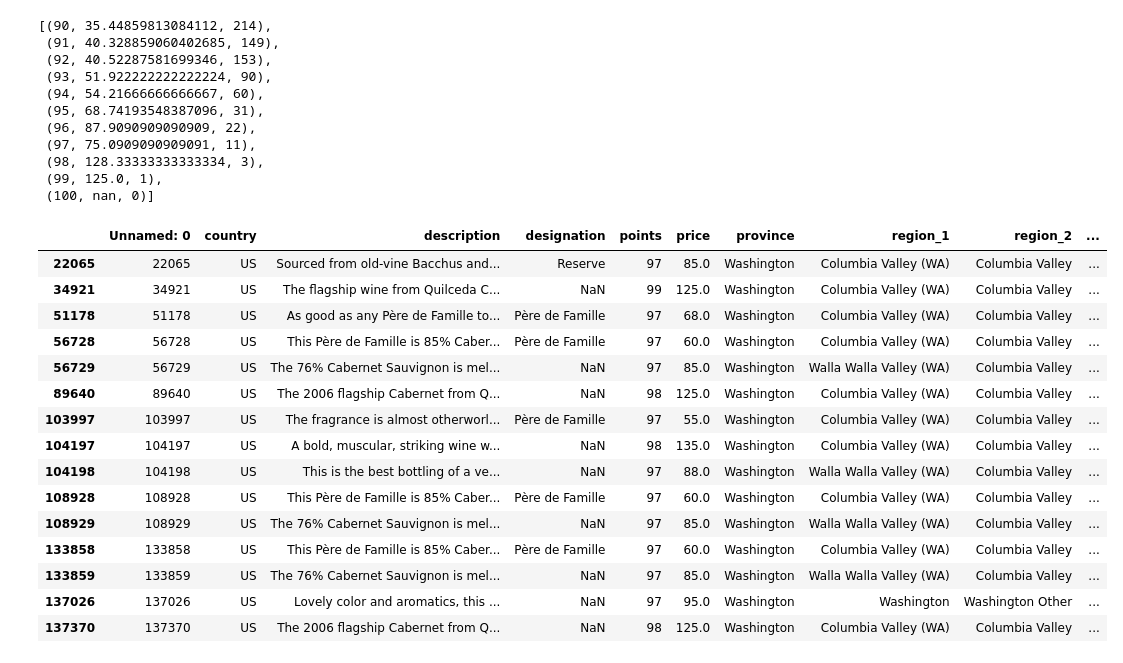
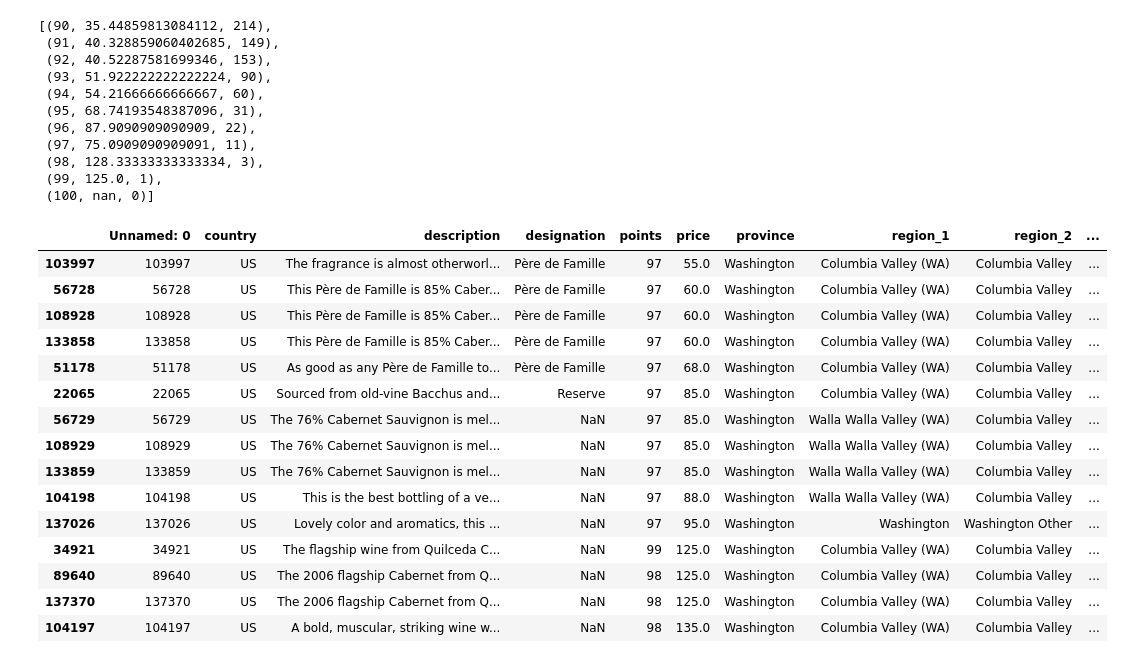
Before and after one commit to schoentr/wine, a Jupyter notebook: Wine-review-0.9.ipynb, the cells around one changed output. Drawn from its saved outputs; the diff is of its cells as text; code cells hidden in the pictures.

```diff
--- a/Wine-review-0.9.ipynb
+++ b/Wine-review-0.9.ipynb
@@ -126,22 +127,23 @@ wash_cab_above_90_avg
  (99, 125.0, 1),
  (100, nan, 0)]
 # %%
-wash_cab_99 =wash_cab[ wash_cab.points >= 97]
-wash_cab_99
+wash_cab_97 =wash_cab[wash_cab.points >= 97]
+sorted_wash_cab_99=wash_cab_97.sort_values(by=['price'])
+sorted_wash_cab_99
 # %% [output]
 |  | Unnamed: 0 | country | description | designation | points | price | province | region_1 | region_2 | ... |
+| 103997 | 103997 | US | The fragrance is almost otherworl... | Père de Famille | 97 | 55.0 | Washington | Columbia Valley (WA) | Columbia Valley | ... |
+| 56728 | 56728 | US | This Père de Famille is 85% Caber... | Père de Famille | 97 | 60.0 | Washington | Columbia Valley (WA) | Columbia Valley | ... |
+| 108928 | 108928 | US | This Père de Famille is 85% Caber... | Père de Famille | 97 | 60.0 | Washington | Columbia Valley (WA) | Columbia Valley | ... |
+| 133858 | 133858 | US | This Père de Famille is 85% Caber... | Père de Famille | 97 | 60.0 | Washington | Columbia Valley (WA) | Columbia Valley | ... |
+| 51178 | 51178 | US | As good as any Père de Famille to... | Père de Famille | 97 | 68.0 | Washington | Columbia Valley (WA) | Columbia Valley | ... |
 | 22065 | 22065 | US | Sourced from old-vine Bacchus and... | Reserve | 97 | 85.0 | Washington | Columbia Valley (WA) | Columbia Valley | ... |
+| 56729 | 56729 | US | The 76% Cabernet Sauvignon is mel... | NaN | 97 | 85.0 | Washington | Walla Walla Valley (WA) | Columbia Valley | ... |
+| 108929 | 108929 | US | The 76% Cabernet Sauvignon is mel... | NaN | 97 | 85.0 | Washington | Walla Walla Valley (WA) | Columbia Valley | ... |
+| 133859 | 133859 | US | The 76% Cabernet Sauvignon is mel... | NaN | 97 | 85.0 | Washington | Walla Walla Valley (WA) | Columbia Valley | ... |
+| 104198 | 104198 | US | This is the best bottling of a ve... | NaN | 97 | 88.0 | Washington | Walla Walla Valley (WA) | Columbia Valley | ... |
+| 137026 | 137026 | US | Lovely color and aromatics, this ... | NaN | 97 | 95.0 | Washington | Washington | Washington Other | ... |
 | 34921 | 34921 | US | The flagship wine from Quilceda C... | NaN | 99 | 125.0 | Washington | Columbia Valley (WA) | Columbia Valley | ... |
-| 51178 | 51178 | US | As good as any Père de Famille to... | Père de Famille | 97 | 68.0 | Washington | Columbia Valley (WA) | Columbia Valley | ... |
-| 56728 | 56728 | US | This Père de Famille is 85% Caber... | Père de Famille | 97 | 60.0 | Washington | Columbia Valley (WA) | Columbia Valley | ... |
-| 56729 | 56729 | US | The 76% Cabernet Sauvignon is mel... | NaN | 97 | 85.0 | Washington | Walla Walla Valley (WA) | Columbia Valley | ... |
 | 89640 | 89640 | US | The 2006 flagship Cabernet from Q... | NaN | 98 | 125.0 | Washington | Columbia Valley (WA) | Columbia Valley | ... |
-| 103997 | 103997 | US | The fragrance is almost otherworl... | Père de Famille | 97 | 55.0 | Washington | Columbia Valley (WA) | Columbia Valley | ... |
+| 137370 | 137370 | US | The 2006 flagship Cabernet from Q... | NaN | 98 | 125.0 | Washington | Columbia Valley (WA) | Columbia Valley | ... |
 | 104197 | 104197 | US | A bold, muscular, striking wine w... | NaN | 98 | 135.0 | Washington | Columbia Valley (WA) | Columbia Valley | ... |
-| 104198 | 104198 | US | This is the best bottling of a ve... | NaN | 97 | 88.0 | Washington | Walla Walla Valley (WA) | Columbia Valley | ... |
-| 108928 | 108928 | US | This Père de Famille is 85% Caber... | Père de Famille | 97 | 60.0 | Washington | Columbia Valley (WA) | Columbia Valley | ... |
-| 108929 | 108929 | US | The 76% Cabernet Sauvignon is mel... | NaN | 97 | 85.0 | Washington | Walla Walla Valley (WA) | Columbia Valley | ... |
-| 133858 | 133858 | US | This Père de Famille is 85% Caber... | Père de Famille | 97 | 60.0 | Washington | Columbia Valley (WA) | Columbia Valley | ... |
-| 133859 | 133859 | US | The 76% Cabernet Sauvignon is mel... | NaN | 97 | 85.0 | Washington | Walla Walla Valley (WA) | Columbia Valley | ... |
-| 137026 | 137026 | US | Lovely color and aromatics, this ... | NaN | 97 | 95.0 | Washington | Washington | Washington Other | ... |
-| 137370 | 137370 | US | The 2006 flagship Cabernet from Q... | NaN | 98 | 125.0 | Washington | Columbia Valley (WA) | Columbia Valley | ... |
```
Also changed, not shown: parts of 1 cell of this notebook, 1 other file.
